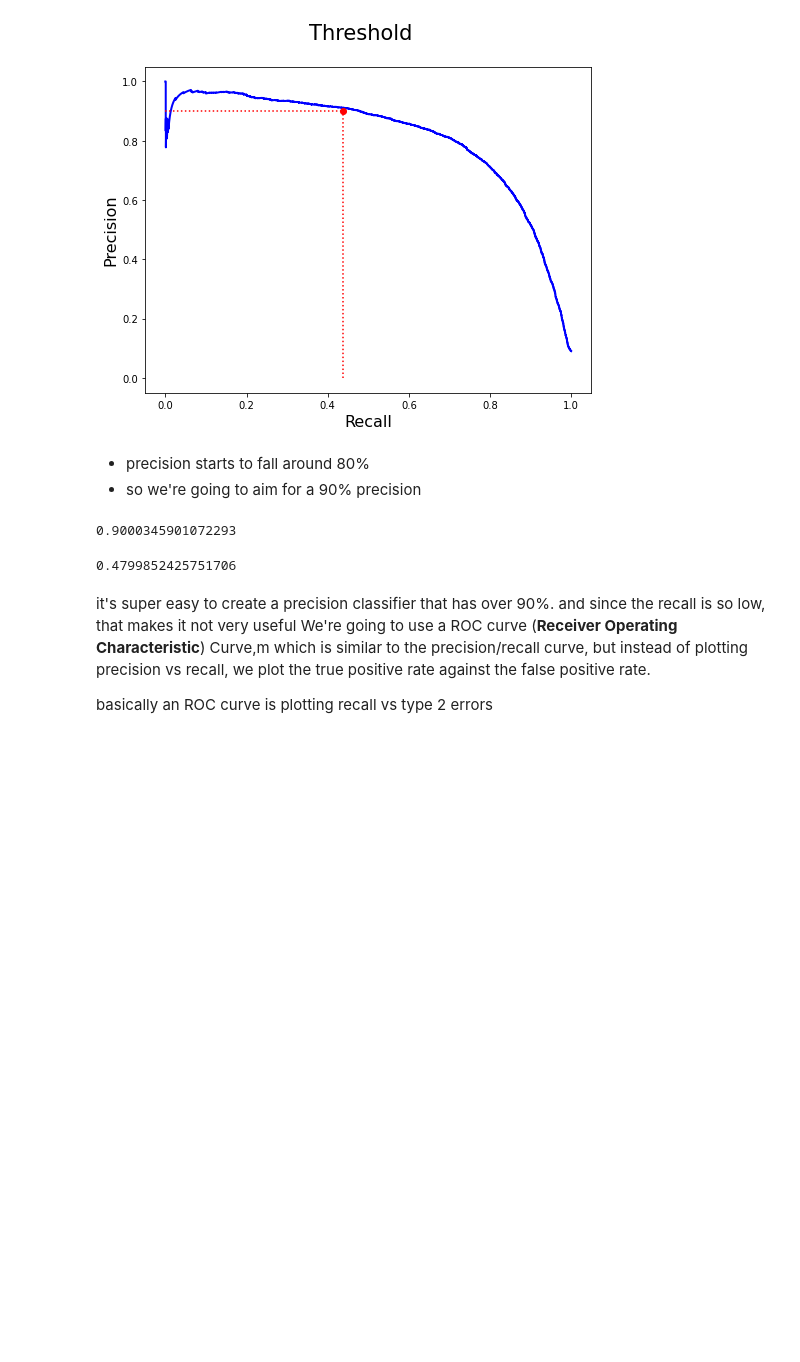
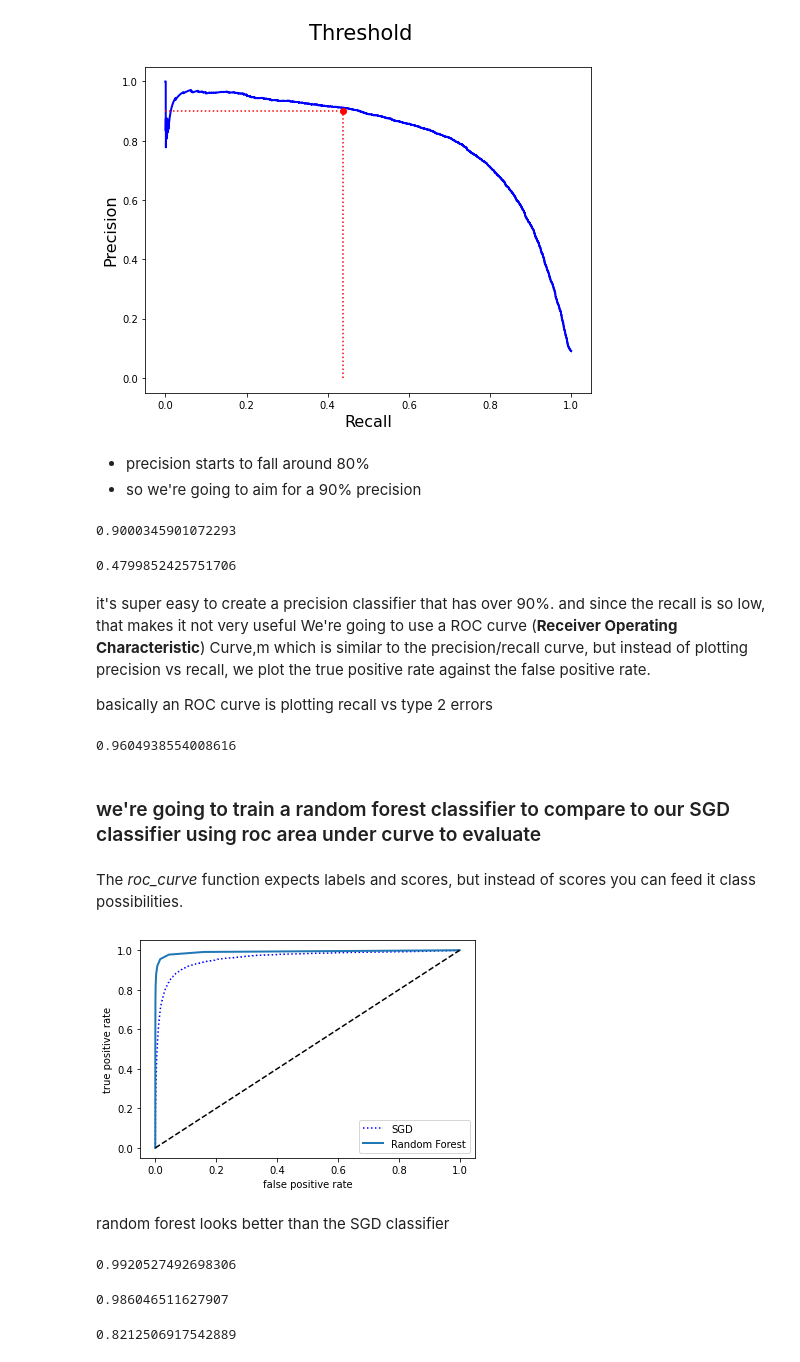
Before and after one commit to jivemachine/hands-on-machine-learning-with-scikit-learn-keras-and-tensorflow, a Jupyter notebook: chapter-3.ipynb, the cells around one changed output. Saved outputs shown, nothing was run; the diff lists cells and outputs as text; code cells hidden in the pictures; blank space fills up the shorter version.

Commit message:
added auc and random forest classifier"

```diff
--- a/chapter-3.ipynb
+++ b/chapter-3.ipynb
@@ -244,3 +244,54 @@ it's super easy to create a precision classifier that has over 90%. and since th
 We're going to use a ROC curve (**Receiver Operating Characteristic**) Curve,m which is similar to the precision/recall curve, but instead of plotting precision vs recall, we plot the true positive rate against the false positive rate.
 
 basically an ROC curve is plotting recall vs type 2 errors
+# %%
+fpr, tpr, thresholds = roc_curve(y_train_5, y_scores)
+# once we have our false positive rate,& true positiver rate as well as our thresholds
+# we can plot them against each other
+def plot_roc_curve(fpr, tpr, label=None):
+    plt.plot(fpr, tpr, linewidth=2, label=label)
+    plt.plot([0, 1], [0,1], 'k--')
+# %%
+# now we're going to grab the area under the curve to compare our classifiers
+roc_auc_score(y_train_5, y_scores)
+# %% [output]
+0.9604938554008616
+# %% [markdown]
+### we're going to train a random forest classifier to compare to our SGD classifier using roc area under curve to evaluate
+# %%
+from sklearn.ensemble import RandomForestClassifier
+# init the thing
+forest_clf = RandomForestClassifier(random_state=42)
+# use the thing
+y_probas_forest = cross_val_predict(forest_clf, X_train, y_train_5, cv=3, method='predict_proba')
+# %% [markdown]
+The *roc_curve* function expects labels and scores, but instead of scores you can feed it class possibilities.
+# %%
+y_scores_forest = y_probas_forest[:, 1]
+fpr_forest, tpr_forest, threshold_forest = roc_curve(y_train_5, y_scores_forest)
+# %%
+# plotting the ROC curve using our fuinction from before
+
+plt.plot(fpr, tpr, 'b:', label='SGD')
+plot_roc_curve(fpr_forest, tpr_forest, label="Random Forest")
+plt.xlabel('false positive rate')
+plt.ylabel("true positive rate")
+plt.legend(loc='lower right')
+plt.show()
+# %% [output]
+[figure, added]
+# %% [markdown]
+random forest looks better than the SGD classifier
+# %%
+roc_auc_score(y_train_5, y_scores_forest)
+# %% [output]
+0.9920527492698306
+# %%
+y_pred_forest = cross_val_predict(forest_clf, X_train, y_train_5, cv=3)
+precision_score(y_train_5, y_pred_forest)
+# %% [output]
+0.986046511627907
+# %%
+recall_score(y_train_5, y_pred_forest)
+# %% [output]
+0.8212506917542889
```
Also changed, not shown: parts of 2 cells of this notebook.
